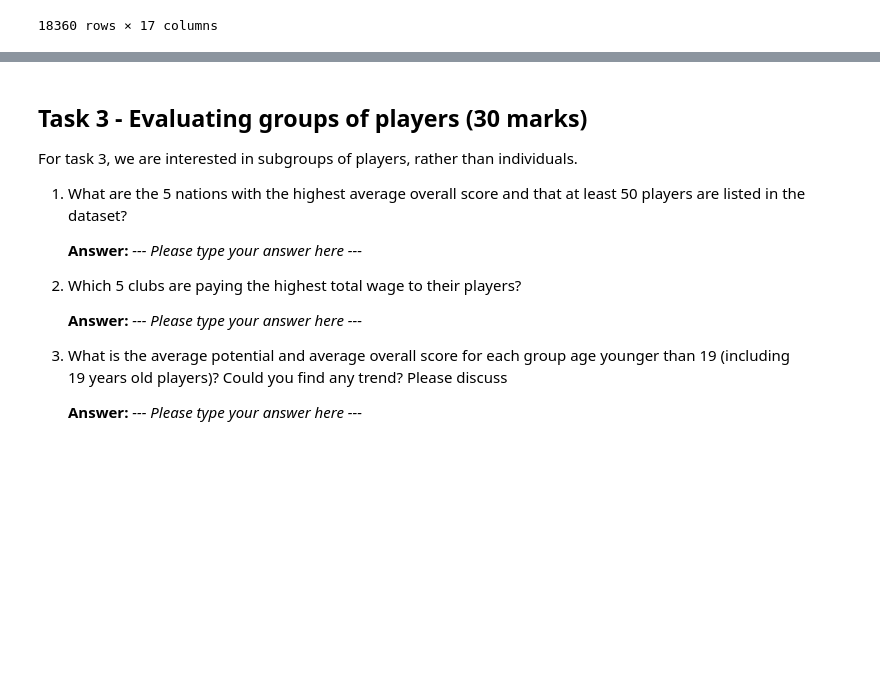
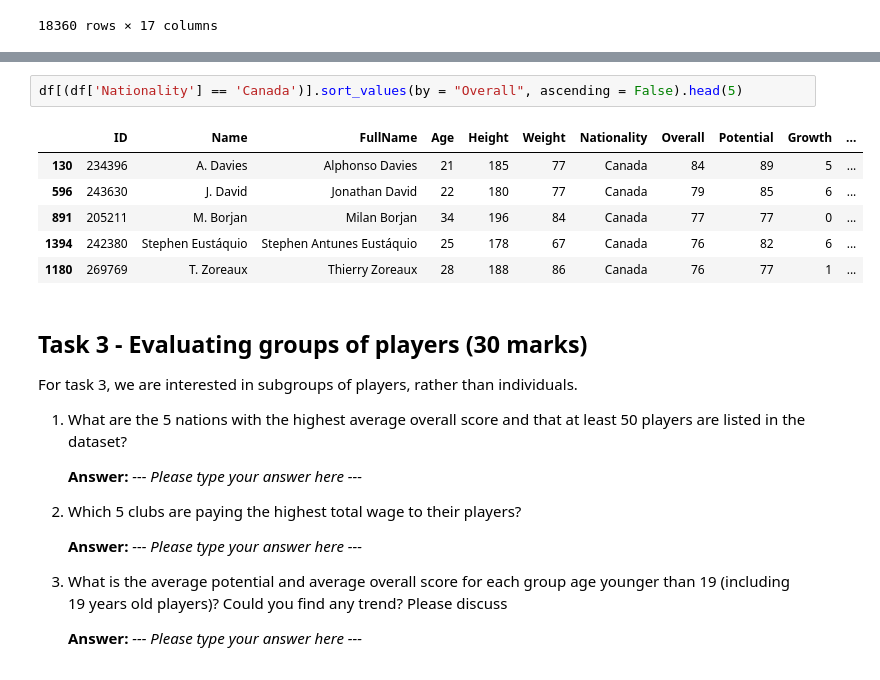
Before and after one commit to lsyurievna/COMP3400_A1, a Jupyter notebook: DataPreprocessing - A1 (name-mun id).ipynb, the cells around one changed output, grey strips where cells are left out. Drawn from its saved outputs; the diff is of its cells as text; blank space fills up the shorter version.

```diff
--- a/DataPreprocessing - A1 (name-mun id).ipynb
+++ b/DataPreprocessing - A1 (name-mun id).ipynb
@@ -156,3 +180,12 @@ In the this task, we are interested in discovering several things about the play
+# %%
+df[(df['Nationality'] == 'Canada')].sort_values(by = "Overall", ascending = False).head(5)
+# %% [output]
+|  | ID | Name | FullName | Age | Height | Weight | Nationality | Overall | Potential | Growth | ... |
+| 130 | 234396 | A. Davies | Alphonso Davies | 21 | 185 | 77 | Canada | 84 | 89 | 5 | ... |
+| 596 | 243630 | J. David | Jonathan David | 22 | 180 | 77 | Canada | 79 | 85 | 6 | ... |
+| 891 | 205211 | M. Borjan | Milan Borjan | 34 | 196 | 84 | Canada | 77 | 77 | 0 | ... |
+| 1394 | 242380 | Stephen Eustáquio | Stephen Antunes Eustáquio | 25 | 178 | 67 | Canada | 76 | 82 | 6 | ... |
+| 1180 | 269769 | T. Zoreaux | Thierry Zoreaux | 28 | 188 | 86 | Canada | 76 | 77 | 1 | ... |
 # %% [markdown]
 ## Task 3 - Evaluating groups of players (30 marks)
 
```
Also changed, not shown: parts of 4 cells of this notebook.
